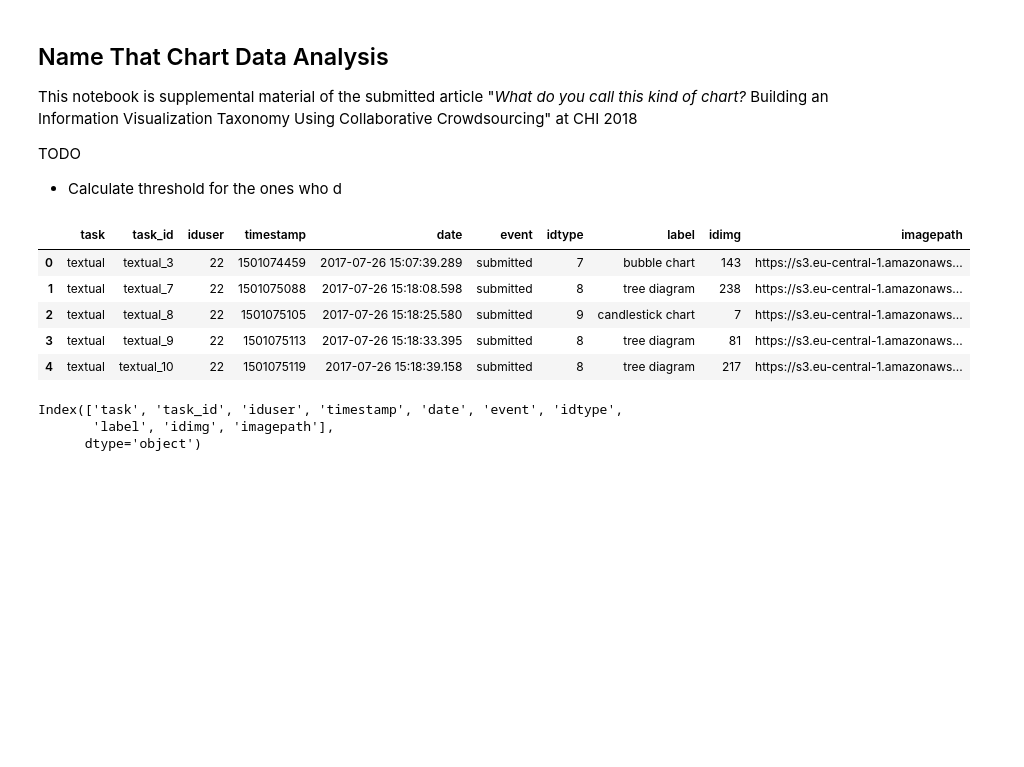
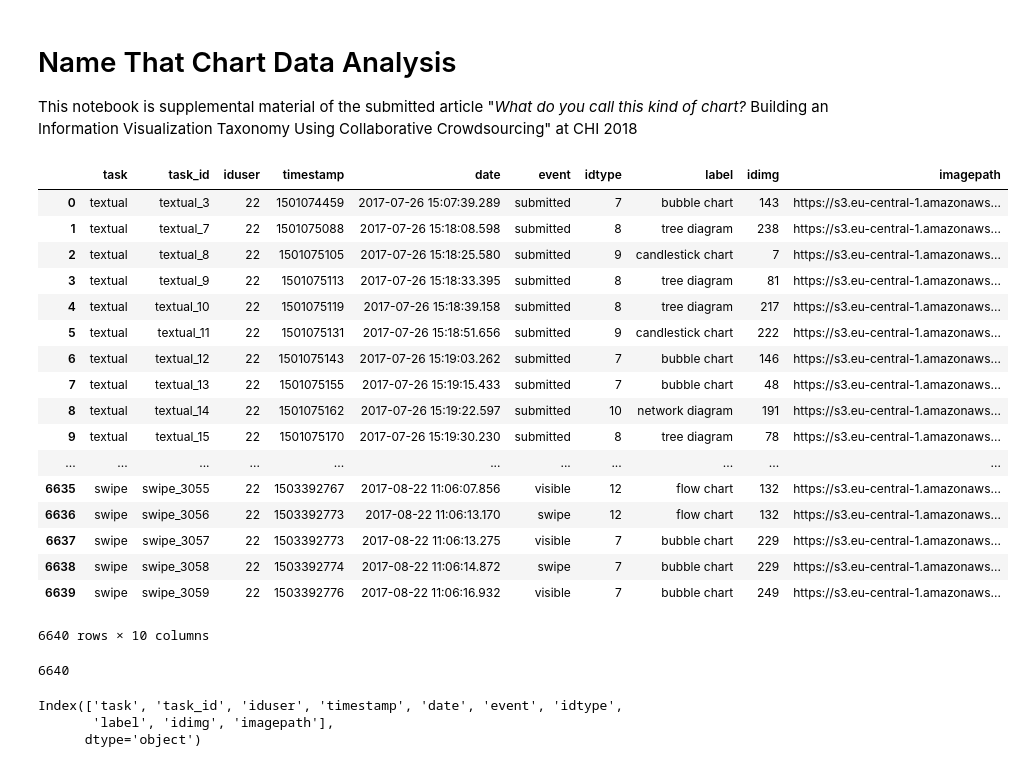
Before and after one commit to sical/NameThatChart, a Jupyter notebook: notebook/first-data-analysis.ipynb, the cells around one changed output. Cells and saved outputs as stored; diff of their text form; code cells hidden in the pictures; blank space fills up the shorter version.

Commit message:
Progress on data analysis

```diff
--- a/notebook/first-data-analysis.ipynb
+++ b/notebook/first-data-analysis.ipynb
@@ -1,8 +1,4 @@
 # %% [markdown]
-## Name That Chart Data Analysis
+# Name That Chart Data Analysis
 
 This notebook is supplemental material of the submitted article "*What do you call this kind of chart?* Building an Information Visualization Taxonomy Using Collaborative Crowdsourcing" at CHI 2018
-
-TODO
-
-* Calculate threshold for the ones who d
@@ -12,14 +11,31 @@ TODO
 import pandas as pd
 df = pd.read_csv('data/data-22-08-2017.csv', sep=',') #  index_col=[0]
 # %%
-df[:5]
+df
 # %% [output]
 |  | task | task_id | iduser | timestamp | date | event | idtype | label | idimg | imagepath |
 | 0 | textual | textual_3 | 22 | 1501074459 | 2017-07-26 15:07:39.289 | submitted | 7 | bubble chart | 143 | https://s3.eu-central-1.amazonaws... |
 | 1 | textual | textual_7 | 22 | 1501075088 | 2017-07-26 15:18:08.598 | submitted | 8 | tree diagram | 238 | https://s3.eu-central-1.amazonaws... |
 | 2 | textual | textual_8 | 22 | 1501075105 | 2017-07-26 15:18:25.580 | submitted | 9 | candlestick chart | 7 | https://s3.eu-central-1.amazonaws... |
 | 3 | textual | textual_9 | 22 | 1501075113 | 2017-07-26 15:18:33.395 | submitted | 8 | tree diagram | 81 | https://s3.eu-central-1.amazonaws... |
 | 4 | textual | textual_10 | 22 | 1501075119 | 2017-07-26 15:18:39.158 | submitted | 8 | tree diagram | 217 | https://s3.eu-central-1.amazonaws... |
+| 5 | textual | textual_11 | 22 | 1501075131 | 2017-07-26 15:18:51.656 | submitted | 9 | candlestick chart | 222 | https://s3.eu-central-1.amazonaws... |
+| 6 | textual | textual_12 | 22 | 1501075143 | 2017-07-26 15:19:03.262 | submitted | 7 | bubble chart | 146 | https://s3.eu-central-1.amazonaws... |
+| 7 | textual | textual_13 | 22 | 1501075155 | 2017-07-26 15:19:15.433 | submitted | 7 | bubble chart | 48 | https://s3.eu-central-1.amazonaws... |
+| 8 | textual | textual_14 | 22 | 1501075162 | 2017-07-26 15:19:22.597 | submitted | 10 | network diagram | 191 | https://s3.eu-central-1.amazonaws... |
+| 9 | textual | textual_15 | 22 | 1501075170 | 2017-07-26 15:19:30.230 | submitted | 8 | tree diagram | 78 | https://s3.eu-central-1.amazonaws... |
+| ... | ... | ... | ... | ... | ... | ... | ... | ... | ... | ... |
+| 6635 | swipe | swipe_3055 | 22 | 1503392767 | 2017-08-22 11:06:07.856 | visible | 12 | flow chart | 132 | https://s3.eu-central-1.amazonaws... |
+| 6636 | swipe | swipe_3056 | 22 | 1503392773 | 2017-08-22 11:06:13.170 | swipe | 12 | flow chart | 132 | https://s3.eu-central-1.amazonaws... |
+| 6637 | swipe | swipe_3057 | 22 | 1503392773 | 2017-08-22 11:06:13.275 | visible | 7 | bubble chart | 229 | https://s3.eu-central-1.amazonaws... |
+| 6638 | swipe | swipe_3058 | 22 | 1503392774 | 2017-08-22 11:06:14.872 | swipe | 7 | bubble chart | 229 | https://s3.eu-central-1.amazonaws... |
+| 6639 | swipe | swipe_3059 | 22 | 1503392776 | 2017-08-22 11:06:16.932 | visible | 7 | bubble chart | 249 | https://s3.eu-central-1.amazonaws... |
+6640 rows × 10 columns
+# %%
+stats["nbTotalLogsEntries"] = len(df)
+stats["nbTotalLogsEntries"]
+# %% [output]
+6640
 # %%
 df.columns
 # %% [output]
```
Also changed, not shown: parts of 18 cells of this notebook, 2 other files.
